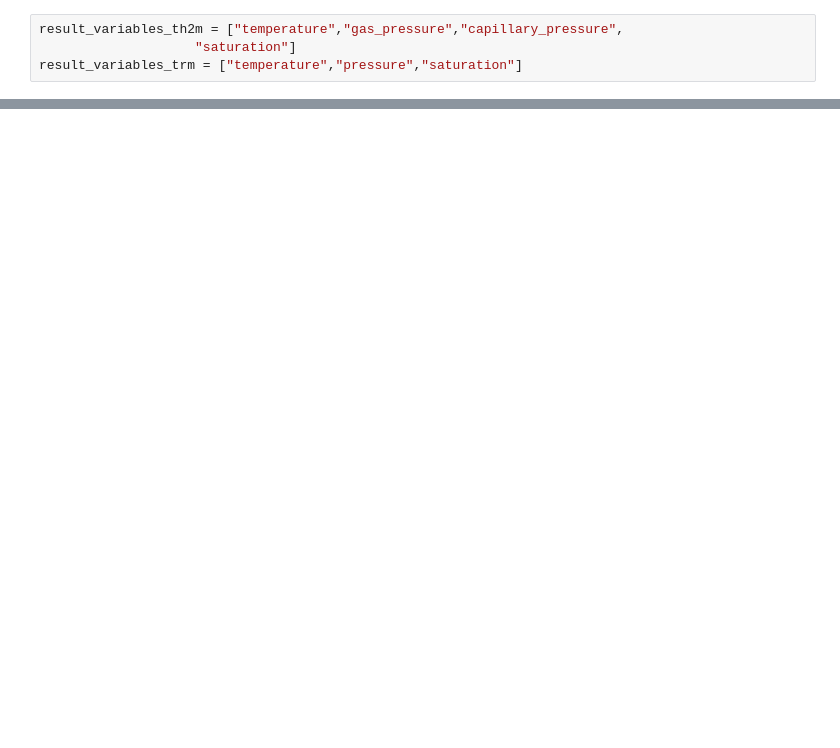
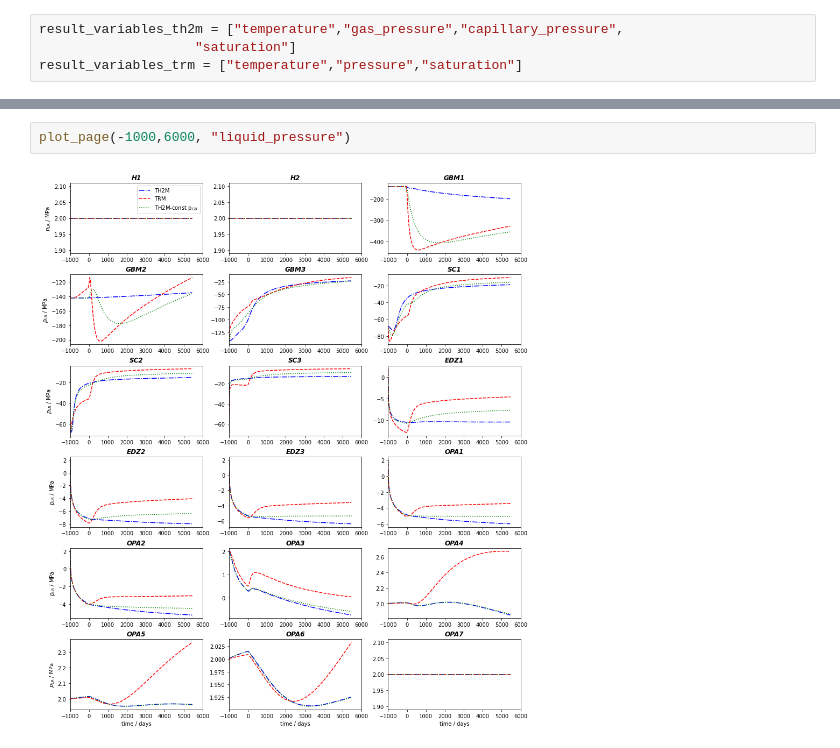
Before and after one commit to joergbuchwald/fe-minibenchmarks, a Jupyter notebook: notebook/1d_axi.ipynb, the cells around one changed output, grey strips where cells are left out. Saved outputs shown, nothing was run; the diff lists cells and outputs as text; blank space fills up the shorter version.

```diff
--- a/notebook/1d_axi.ipynb
+++ b/notebook/1d_axi.ipynb
@@ -205,0 +155,4 @@ for p in pts:
+# %%
+plot_page(-1000,6000, "liquid_pressure")
+# %% [output]
+[figure, added]
```
Also changed, not shown: parts of 14 cells of this notebook.
